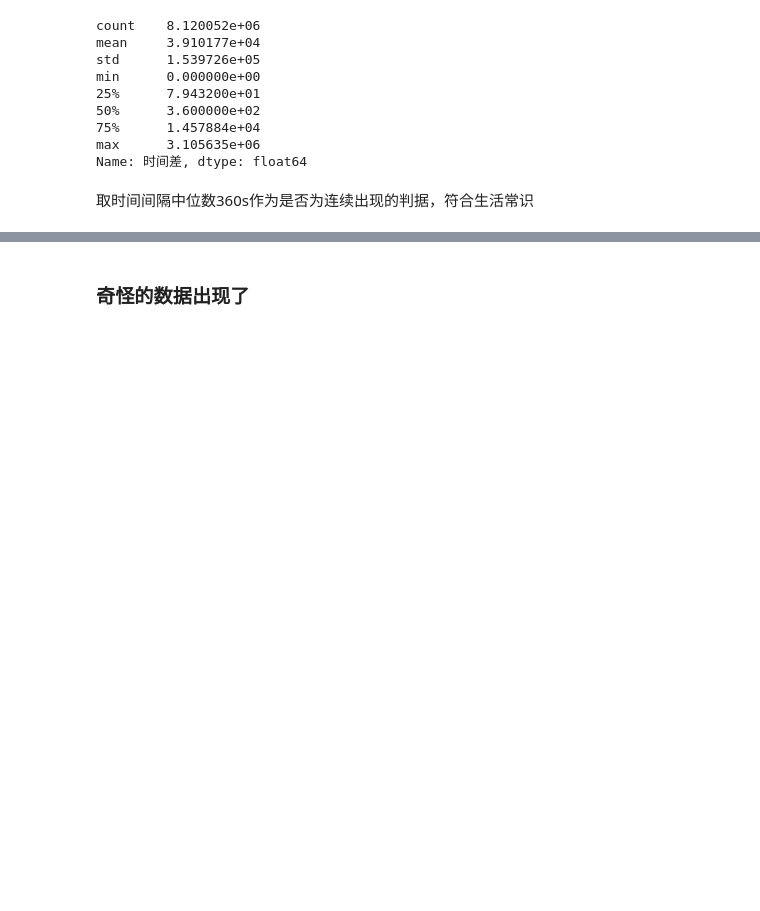
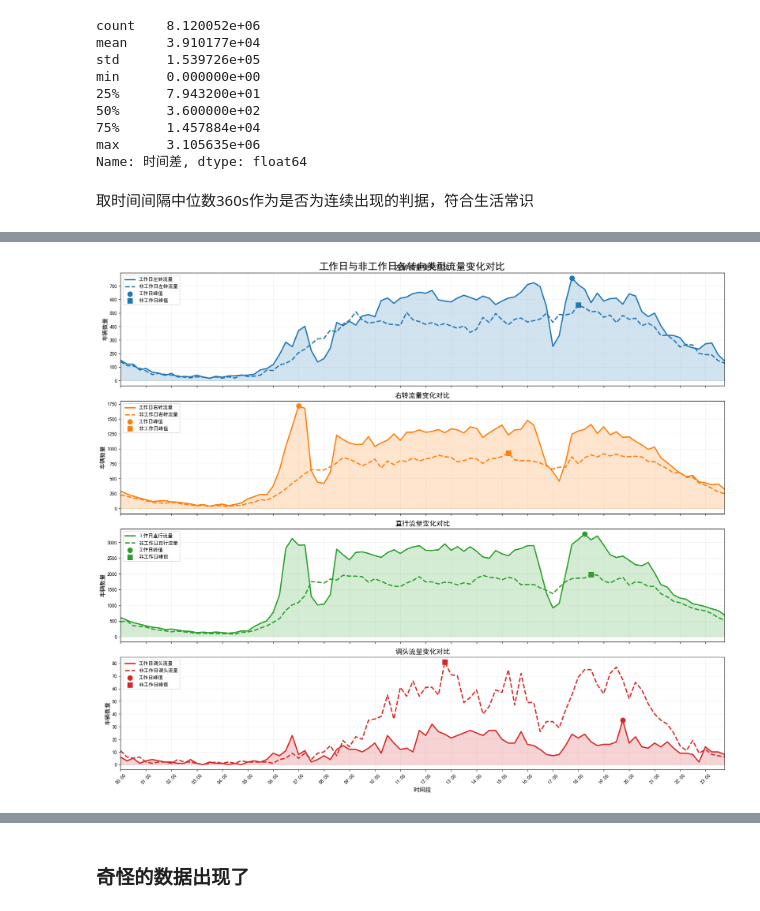
Before and after one commit to JadeAndStone/CUMCM, a Jupyter notebook: 2024E/Limoncello/Q1.ipynb, the cells around one changed output, grey strips where cells are left out. Drawn from its saved outputs; the diff is of its cells as text; code cells hidden in the pictures; blank space fills up the shorter version.

```diff
--- a/2024E/Limoncello/Q1.ipynb
+++ b/2024E/Limoncello/Q1.ipynb
@@ -169,0 +458,48 @@ time_diff_std = 360.0
+# %%
+fig, axes = plt.subplots(4, 1, figsize=(18, 16), sharex=True)
+
+# 设置中文字体和负号显示
+plt.rcParams['font.family']="SimHei"
+plt.rcParams['axes.unicode_minus']='false'
+
+for i, direction in enumerate(directions):
+    ax = axes[i]
+
+    # 工作日曲线（实线）
+    ax.plot(range(96), work_result[direction],
+            color=colors[i], linewidth=2.5,
+            label=f'工作日{direction}流量')
+
+    # 非工作日曲线（虚线）
+    ax.plot(range(96), nonwork_result[direction],
+            color=colors[i], linewidth=2.5, linestyle='--',
+            label=f'非工作日{direction}流量')
+
+    # 填充曲线下方区域
+    ax.fill_between(range(96), work_result[direction], alpha=0.2, color=colors[i])
+
+    # 标记峰值
+    work_max_index = np.argmax(work_result[direction])
+    nonwork_max_index = np.argmax(nonwork_result[direction])
+    ax.scatter(work_max_index, work_result[direction][work_max_index],
+              color=colors[i], s=100, marker='o', label='工作日峰值')
+    ax.scatter(nonwork_max_index, nonwork_result[direction][nonwork_max_index],
+              color=colors[i], s=100, marker='s', label='非工作日峰值')
+
+    ax.set_title(f'{direction}流量变化对比', fontsize=14)
+    ax.set_ylabel('车辆数量', fontsize=12)
+    ax.grid(alpha=0.2)
+    ax.legend(loc='upper left')
+
+# 设置公共x轴标签和刻度
+axes[-1].set_xlabel('时间段', fontsize=12)
+axes[-1].set_xticks(np.arange(0, 96, 4))
+axes[-1].set_xticklabels(time_labels[::4], rotation=45)
+axes[-1].set_xlim(0, 95)
+
+plt.suptitle('工作日与非工作日各转向类型流量变化对比', fontsize=20, y=0.95)
+plt.tight_layout()
+plt.subplots_adjust(top=0.93)
+plt.show()
+# %% [output]
+[figure, added]
```
Also changed, not shown: parts of 28 cells of this notebook.
